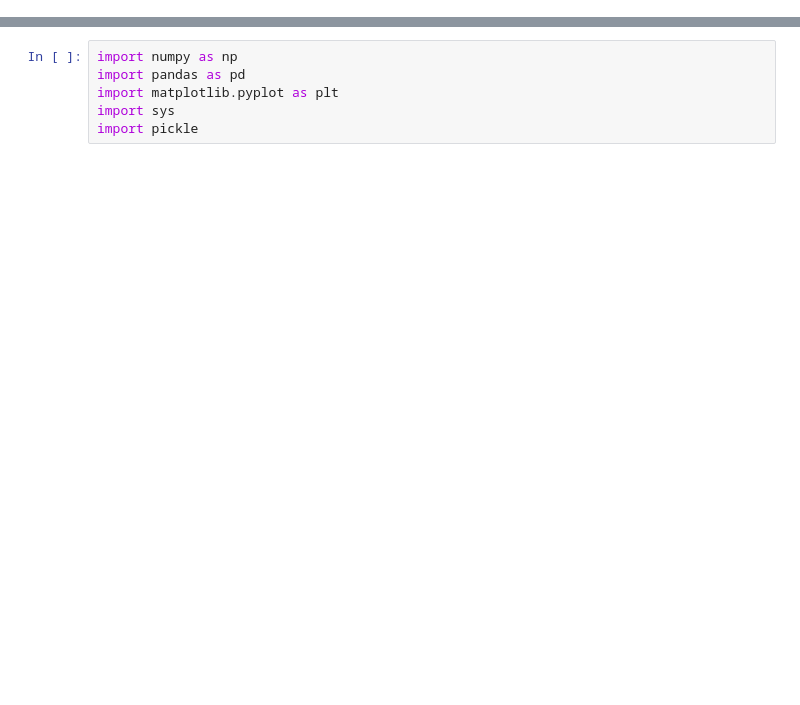
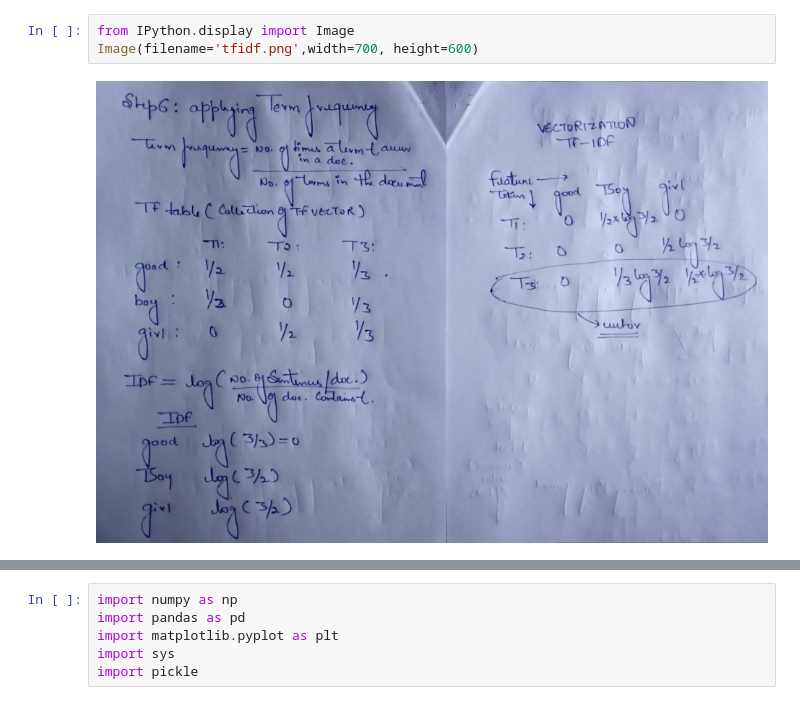
Before and after one commit to Abhinav7272/movie-recommentation-system-, a Jupyter notebook: mrs.ipynb, the cells around one changed output, grey strips where cells are left out. Drawn from its saved outputs; the diff is of its cells as text; blank space fills up the shorter version.

```diff
--- a/mrs.ipynb
+++ b/mrs.ipynb
@@ -0,0 +101,5 @@
+# %%
+from IPython.display import Image
+Image(filename='tfidf.png',width=700, height=600)
+# %% [output]
+[figure, added]
```
Also changed, not shown: parts of 77 cells of this notebook, 7 other files.
